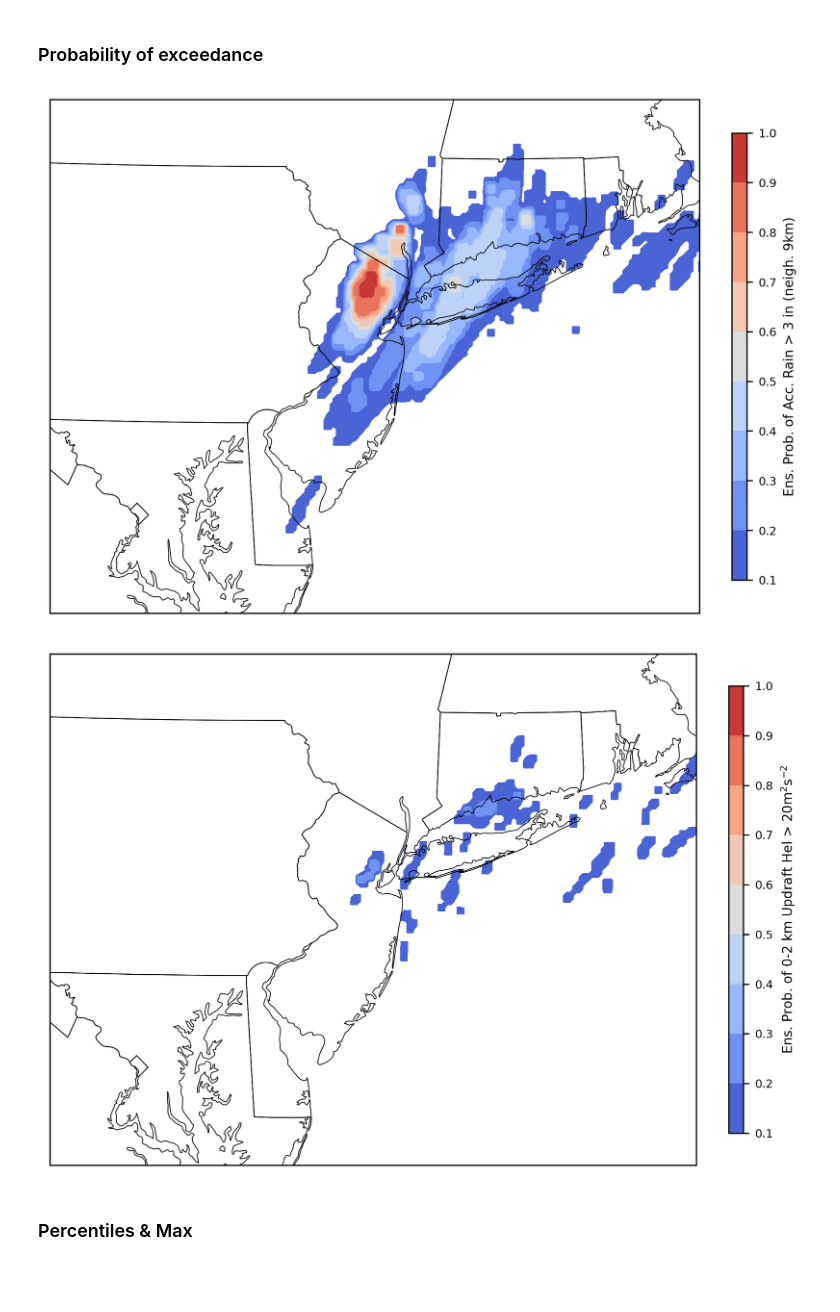
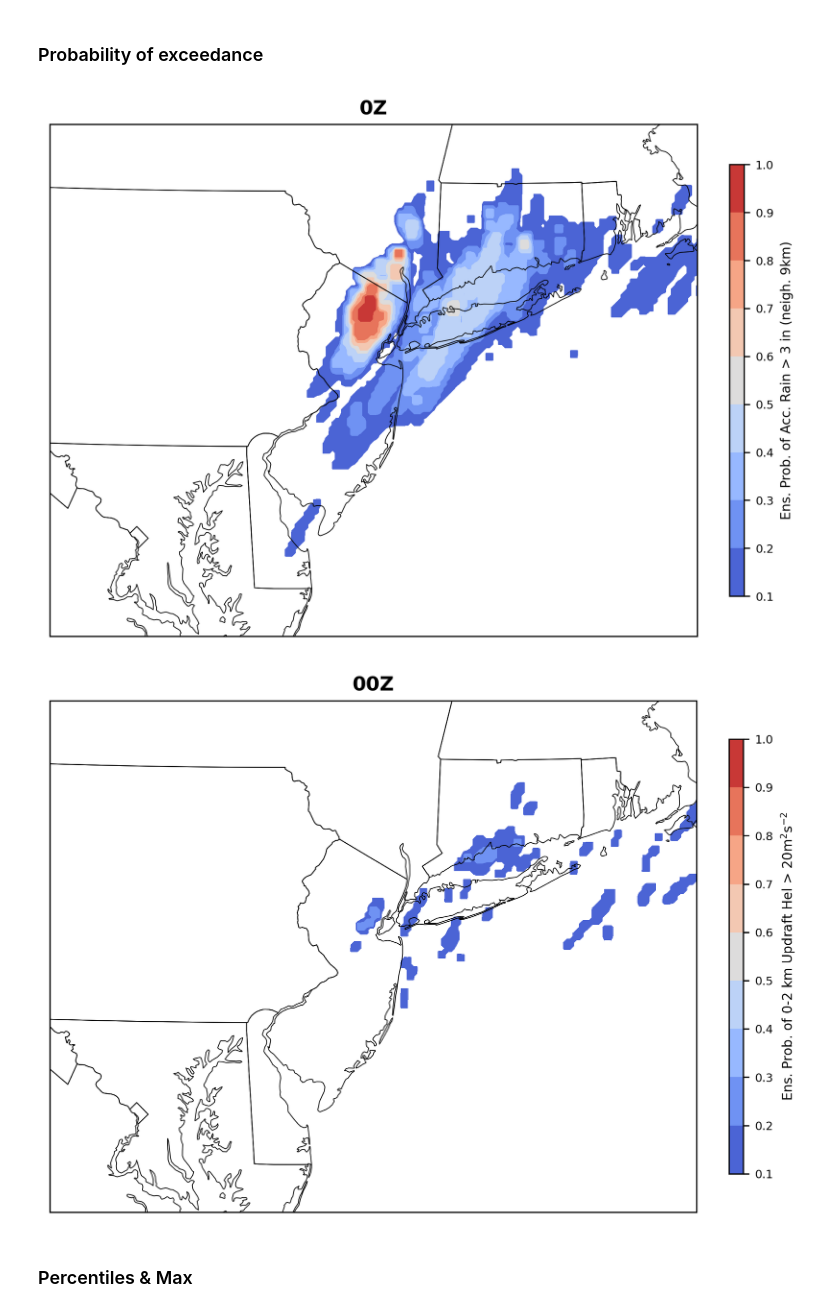
Before and after one commit to tyfolino/ida-precip, a Jupyter notebook: sandbox.ipynb, the cells around one changed output. Cells and saved outputs as stored; diff of their text form; code cells hidden in the pictures; blank space fills up the shorter version.

```diff
--- a/sandbox.ipynb
+++ b/sandbox.ipynb
@@ -14,18 +14,29 @@ import matplotlib.cbook as cbook
 import matplotlib.colors as colors
 # %%
 # function because some of the simulations have a messed-up calendar
-def fix_xtime(ds_in: xr.Dataset) -> xr.Dataset:
-    ds_in.XTIME.attrs["units"] = "minutes since 2021-09-02 00:00:00"
-    ds_in.XTIME.attrs["description"] = "minutes since 2021-09-02 00:00:00"
+def preprocess(ds_in: xr.Dataset) -> xr.Dataset:
+    ds_in.XTIME.attrs["units"] = "minutes since 2021-09-01 23:00:00"
+    ds_in.XTIME.attrs["description"] = "minutes since 2021-09-01 23:00:00"
     return(ds_in)
 
 # function to read in data
 def load(path: str) -> xr.Dataset:
     return(xr.decode_cf(
-        xr.open_mfdataset(path,preprocess=fix_xtime,
+        xr.open_mfdataset(path,preprocess=preprocess,
                           decode_times=False,combine="nested",concat_dim='Time')
                           )
     )
+def fix_xtime(ds_in: xr.Dataset,init_time: str) -> xr.Dataset:
+    if init_time in ["20", "21", "22", "23"]:
+        start_date = "2021-09-01"
+    elif init_time in ["00", "01", "02"]:
+        start_date = "2021-09-02"
+    else:
+        raise ValueError("Unexpected init_time provided.")
+    ds_in.XTIME.attrs["units"] = "minutes since "+start_date+" "+init_time+":00:00"
+    ds_in.XTIME.attrs["description"] = ("minutes since "+start_date+" "+
+                                        init_time+":00:00")
+    return(ds_in)
 # %%
 runs_list = []
 # iterate through ensemble members
@@ -133,30 +120,31 @@ gt_3in_9km = ((rainnc_6hr > 76.20).sum(dim='ens') / len(rainnc_6hr.ens)).rolling
 # %%
 # define a few variables
 linewidth=0.5
 region = [-78,-70.7,38,42.5]
 proj = ccrs.LambertConformal(central_longitude=central_longitude,
                              central_latitude=central_latitude)
 
 
 fig, ax = plt.subplots(1, 1, subplot_kw=dict(projection=proj),
                          dpi=300,layout="constrained")
 p = ax.contourf(lon,lat,gt_3in_9km,
                 transform=ccrs.PlateCarree(),
                 cmap="coolwarm",levels=np.arange(0.1,1.1,0.1),
                 # extend="max")
 )
 p.axes.set_extent(region,crs=ccrs.PlateCarree())
 p.axes.add_feature(cfeature.STATES,linewidth=linewidth)
 # plt.subplots_adjust(wspace=0.04,hspace=0.04)
 # plt.suptitle("5-min 0-2km helicity maxima",fontsize=9,fontweight='bold')
 
+ax.set_title('0Z',fontweight='bold')
 cbar = fig.colorbar(p,ax=ax,shrink=0.8,aspect=30)
 cbar.ax.tick_params(labelsize=7)
 cbar.set_label("Ens. Prob. of Acc. Rain > 3 in (neigh. 9km)",fontsize=8)
 
 plt.show()
 # %% [output]
-[figure, old version]
+[figure, new version]
 # %%
 gt_20_9km = ((heli02 > 20).max(dim='Time').sum(dim='ens') / len(heli02.ens)).rolling(
     south_north=3,west_east=3).max()
@@ -180,13 +168,14 @@ p.axes.add_feature(cfeature.STATES,linewidth=linewidth)
 # plt.subplots_adjust(wspace=0.04,hspace=0.04)
 # plt.suptitle("5-min 0-2km helicity maxima",fontsize=9,fontweight='bold')
 
+ax.set_title('00Z',fontweight='bold')
 cbar = fig.colorbar(p,ax=ax,shrink=0.8,aspect=30)
 cbar.ax.tick_params(labelsize=7)
 cbar.set_label("Ens. Prob. of 0-2 km Updraft Hel > 20m$^2$s$^{-2}$",fontsize=8)
 
 plt.show()
 # %% [output]
-[figure, old version]
+[figure, new version]
 # %% [markdown]
 ### Percentiles & Max
 # %%
```
Also changed, not shown: parts of 10 cells of this notebook, 3 other files.
